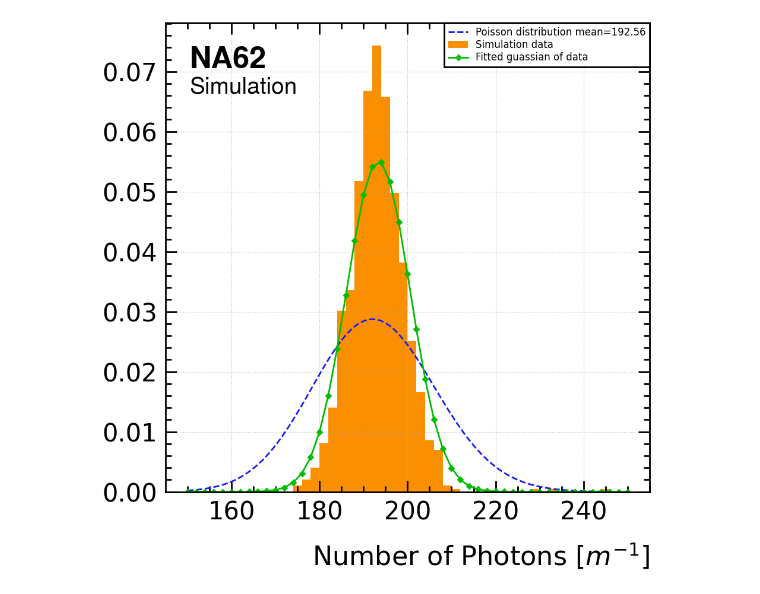
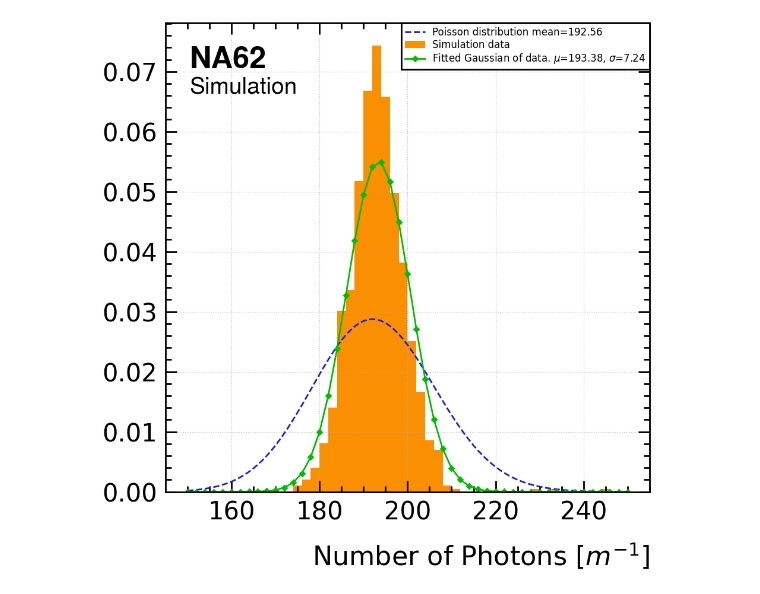
Before and after one commit to SandersJack/NA62_CEDARH_Handbook, a Jupyter notebook: PhotonProduction.ipynb, the cells around one changed output. Saved outputs shown, nothing was run; the diff lists cells and outputs as text; code cells hidden in the pictures.

Commit message:
Added imporved label

```diff
--- a/PhotonProduction.ipynb
+++ b/PhotonProduction.ipynb
@@ -98,18 +98,18 @@ for t in range(len(events)):
 # %%
 fig02, ax02 = plt.subplots(1, 1, figsize=(10, 10))
 I = quad(UF.Tamm, 180e-9, 700e-9)
 t = np.linspace(150, 250, 101)
 data = poisson.pmf(t,I[0])
 ax02.plot(t,data,"--", label="Poisson distribution mean={:.2f}".format(I[0]))
 _ , bins, _ = ax02.hist(count_z,bins=50,range=(150,250),density=True, label="Simulation data")
 mu, sigma = norm.fit(count_z)
 best_fit_line = norm.pdf(bins, mu, sigma)
-ax02.plot(bins, best_fit_line,label="Fitted guassian of data")
+ax02.plot(bins, best_fit_line,label="Fitted Gaussian of data. $\mu$={:.2f}, $\sigma$={:.2f}".format(mu,sigma))
 
 ax02.set_xlabel("Number of Photons [$m^{-1}$]")
 hep.na62.text("Simulation")
 plt.legend()
 plt.grid()
 plt.show()
 # %% [output]
-[figure, old version]
+[figure, new version]
```
